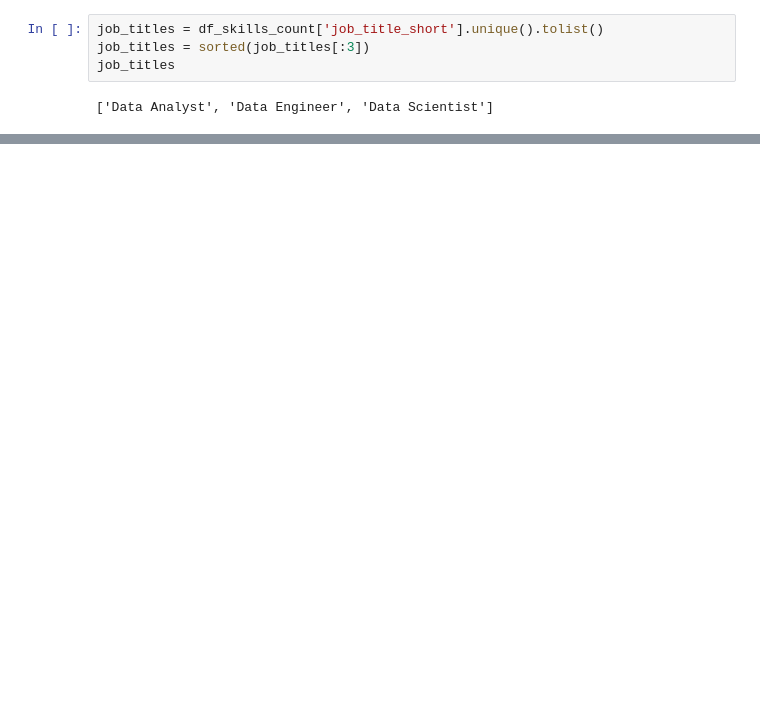
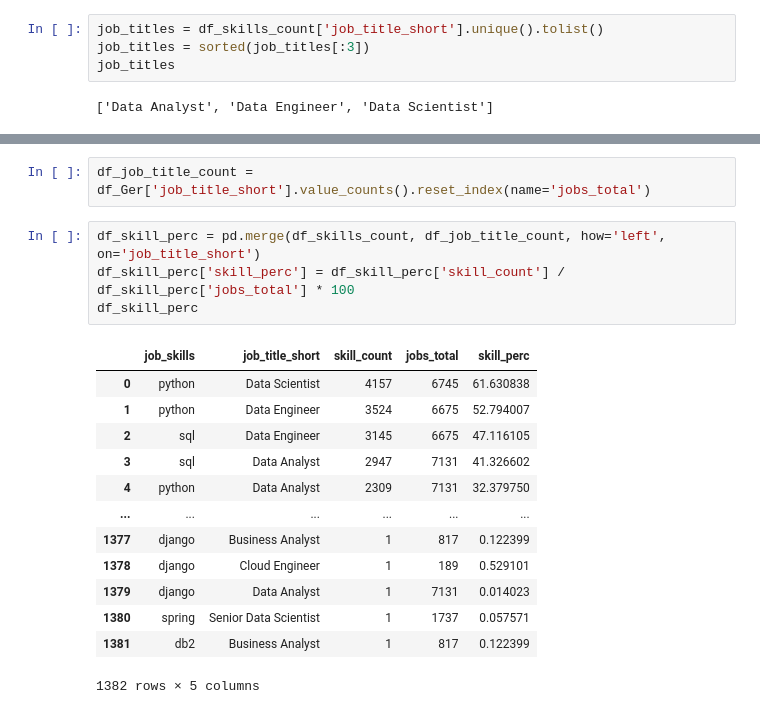
Before and after one commit to DavidSnr1/Python_for_Data_Analytics_Course, a Jupyter notebook: 03_Project_Section/Skill_Demand.ipynb, the cells around one changed output, grey strips where cells are left out. Drawn from its saved outputs; the diff is of its cells as text; blank space fills up the shorter version.

```diff
--- a/03_Project_Section/Skill_Demand.ipynb
+++ b/03_Project_Section/Skill_Demand.ipynb
@@ -38,0 +66,20 @@ job_titles
+# %%
+df_job_title_count = df_Ger['job_title_short'].value_counts().reset_index(name='jobs_total')
+# %%
+df_skill_perc = pd.merge(df_skills_count, df_job_title_count, how='left', on='job_title_short')
+df_skill_perc['skill_perc'] = df_skill_perc['skill_count'] / df_skill_perc['jobs_total'] * 100
+df_skill_perc
+# %% [output]
+|  | job_skills | job_title_short | skill_count | jobs_total | skill_perc |
+| 0 | python | Data Scientist | 4157 | 6745 | 61.630838 |
+| 1 | python | Data Engineer | 3524 | 6675 | 52.794007 |
+| 2 | sql | Data Engineer | 3145 | 6675 | 47.116105 |
+| 3 | sql | Data Analyst | 2947 | 7131 | 41.326602 |
+| 4 | python | Data Analyst | 2309 | 7131 | 32.379750 |
+| ... | ... | ... | ... | ... | ... |
+| 1377 | django | Business Analyst | 1 | 817 | 0.122399 |
+| 1378 | django | Cloud Engineer | 1 | 189 | 0.529101 |
+| 1379 | django | Data Analyst | 1 | 7131 | 0.014023 |
+| 1380 | spring | Senior Data Scientist | 1 | 1737 | 0.057571 |
+| 1381 | db2 | Business Analyst | 1 | 817 | 0.122399 |
+1382 rows × 5 columns
```
Also changed, not shown: parts of 3 cells of this notebook, 2 other files.
